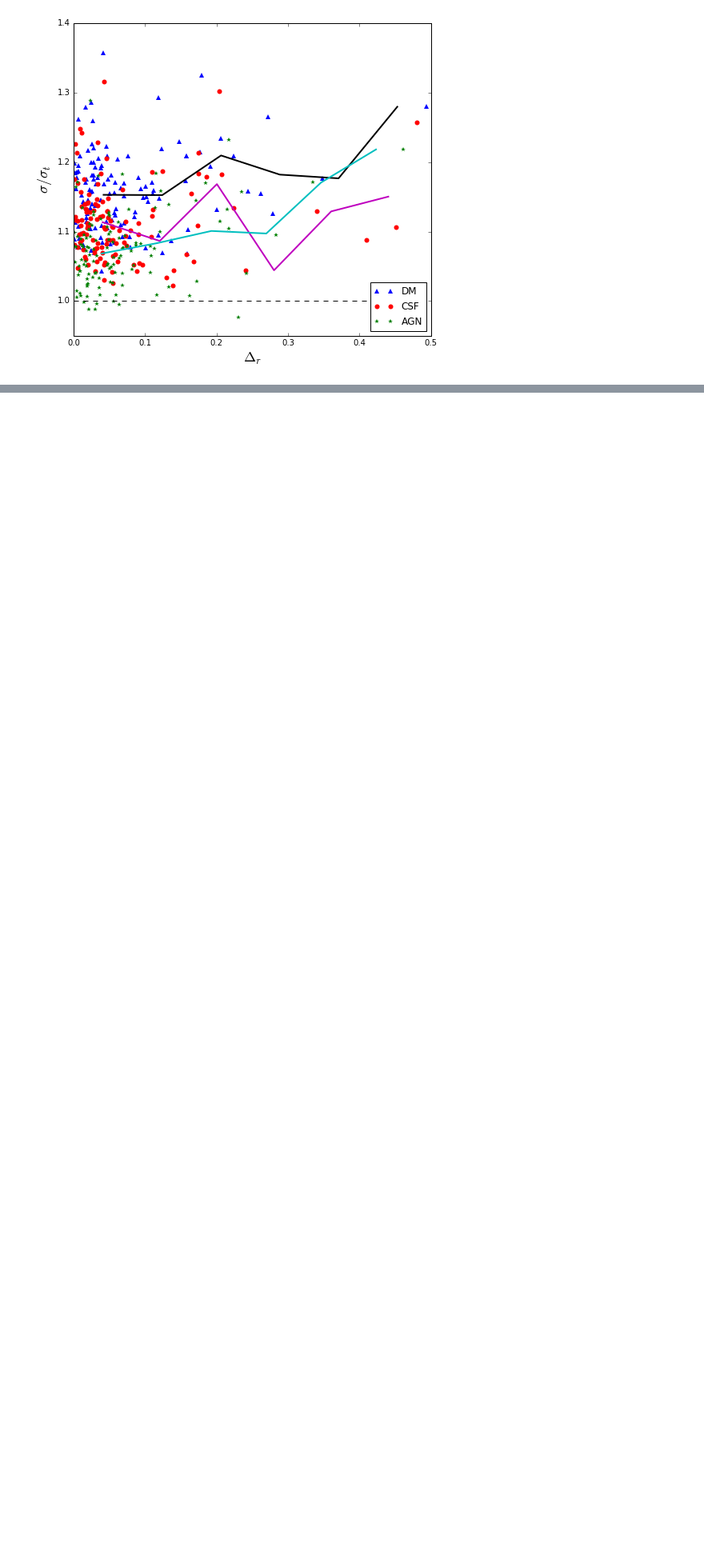
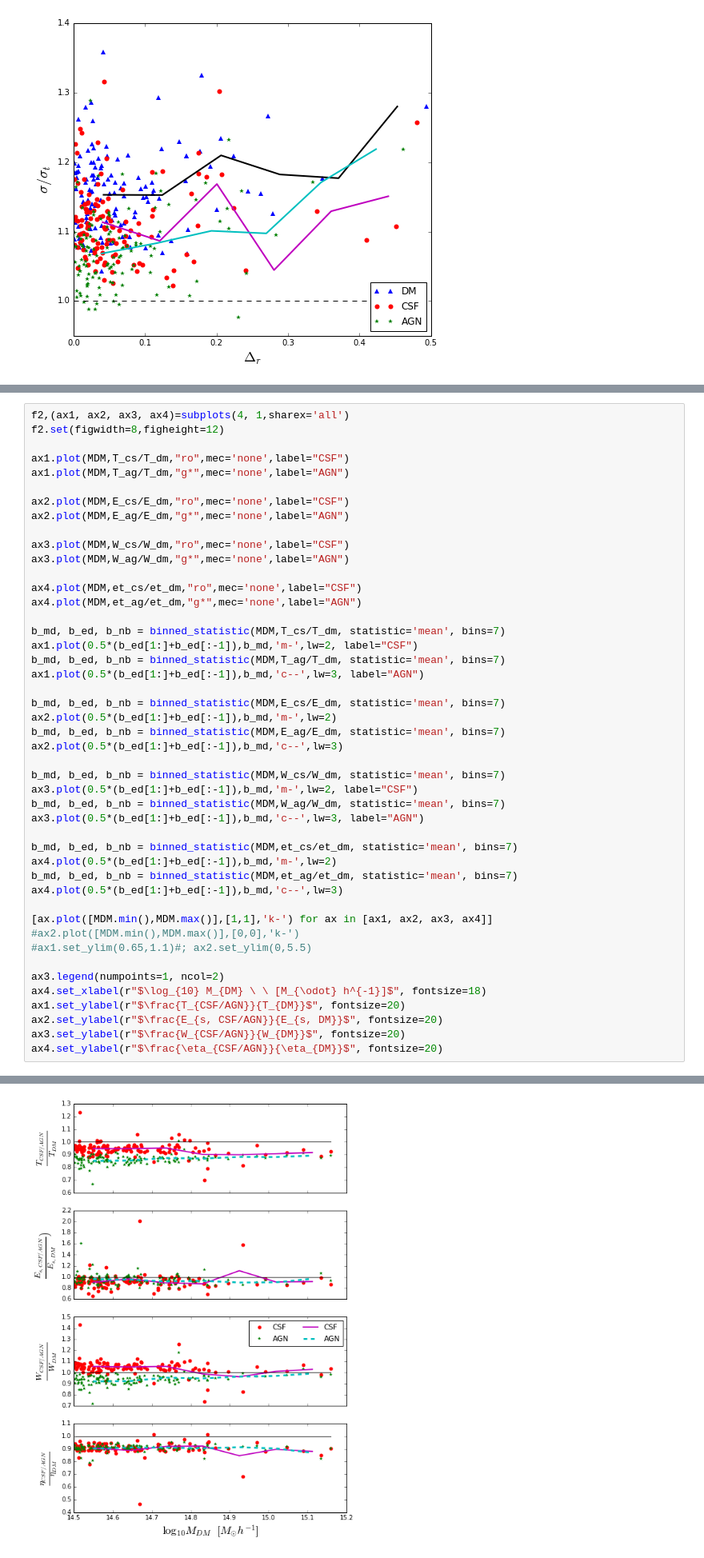
Before and after one commit to ilaudy/notebook, a Jupyter notebook: all-clusters.ipynb, the cells around one changed output, grey strips where cells are left out. Shown: that part at 80% size. Saved outputs shown, nothing was run; the diff lists cells and outputs as text; blank space fills up the shorter version.

```diff
--- a/all-clusters.ipynb
+++ b/all-clusters.ipynb
@@ -43,0 +50,47 @@ ax1.legend(loc=4,fontsize=12)
+# %%
+f2,(ax1, ax2, ax3, ax4)=subplots(4, 1,sharex='all')
+f2.set(figwidth=8,figheight=12)
+
+ax1.plot(MDM,T_cs/T_dm,"ro",mec='none',label="CSF")
+ax1.plot(MDM,T_ag/T_dm,"g*",mec='none',label="AGN")
+
+ax2.plot(MDM,E_cs/E_dm,"ro",mec='none',label="CSF")
+ax2.plot(MDM,E_ag/E_dm,"g*",mec='none',label="AGN")
+
+ax3.plot(MDM,W_cs/W_dm,"ro",mec='none',label="CSF")
+ax3.plot(MDM,W_ag/W_dm,"g*",mec='none',label="AGN")
+
+ax4.plot(MDM,et_cs/et_dm,"ro",mec='none',label="CSF")
+ax4.plot(MDM,et_ag/et_dm,"g*",mec='none',label="AGN")
+
+b_md, b_ed, b_nb = binned_statistic(MDM,T_cs/T_dm, statistic='mean', bins=7)
+ax1.plot(0.5*(b_ed[1:]+b_ed[:-1]),b_md,'m-',lw=2, label="CSF")
+b_md, b_ed, b_nb = binned_statistic(MDM,T_ag/T_dm, statistic='mean', bins=7)
+ax1.plot(0.5*(b_ed[1:]+b_ed[:-1]),b_md,'c--',lw=3, label="AGN")
+
+b_md, b_ed, b_nb = binned_statistic(MDM,E_cs/E_dm, statistic='mean', bins=7)
+ax2.plot(0.5*(b_ed[1:]+b_ed[:-1]),b_md,'m-',lw=2)
+b_md, b_ed, b_nb = binned_statistic(MDM,E_ag/E_dm, statistic='mean', bins=7)
+ax2.plot(0.5*(b_ed[1:]+b_ed[:-1]),b_md,'c--',lw=3)
+
+b_md, b_ed, b_nb = binned_statistic(MDM,W_cs/W_dm, statistic='mean', bins=7)
+ax3.plot(0.5*(b_ed[1:]+b_ed[:-1]),b_md,'m-',lw=2, label="CSF")
+b_md, b_ed, b_nb = binned_statistic(MDM,W_ag/W_dm, statistic='mean', bins=7)
+ax3.plot(0.5*(b_ed[1:]+b_ed[:-1]),b_md,'c--',lw=3, label="AGN")
+
+b_md, b_ed, b_nb = binned_statistic(MDM,et_cs/et_dm, statistic='mean', bins=7)
+ax4.plot(0.5*(b_ed[1:]+b_ed[:-1]),b_md,'m-',lw=2)
+b_md, b_ed, b_nb = binned_statistic(MDM,et_ag/et_dm, statistic='mean', bins=7)
+ax4.plot(0.5*(b_ed[1:]+b_ed[:-1]),b_md,'c--',lw=3)
+
+[ax.plot([MDM.min(),MDM.max()],[1,1],'k-') for ax in [ax1, ax2, ax3, ax4]]
+#ax2.plot([MDM.min(),MDM.max()],[0,0],'k-')
+#ax1.set_ylim(0.65,1.1)#; ax2.set_ylim(0,5.5)
+
+ax3.legend(numpoints=1, ncol=2)
+ax4.set_xlabel(r"$\log_{10} M_{DM} \ \ [M_{\odot} h^{-1}]$", fontsize=18)
+ax1.set_ylabel(r"$\frac{T_{CSF/AGN}}{T_{DM}}$", fontsize=20)
+ax2.set_ylabel(r"$\frac{E_{s, CSF/AGN}}{E_{s, DM}}$", fontsize=20)
+ax3.set_ylabel(r"$\frac{W_{CSF/AGN}}{W_{DM}}$", fontsize=20)
+ax4.set_ylabel(r"$\frac{\eta_{CSF/AGN}}{\eta_{DM}}$", fontsize=20)
+# %% [output]
@@ -44,3 +98,4 @@ ax1.legend(loc=4,fontsize=12)
+[figure, added]
 # %% [markdown]
 ###### Baryon effects
 # %%
```
Also changed, not shown: parts of 6 cells of this notebook, 2 other files.
